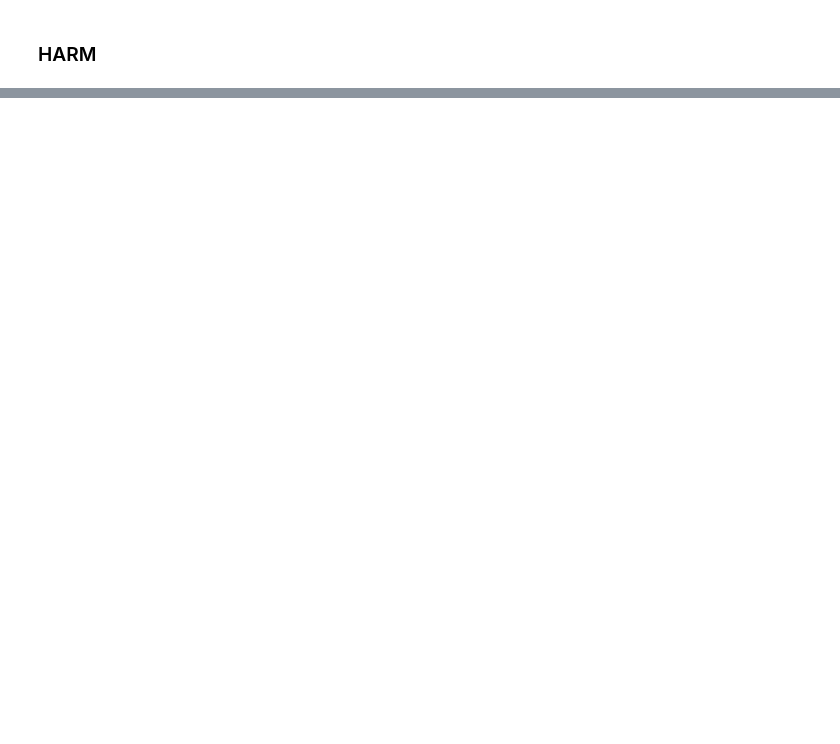
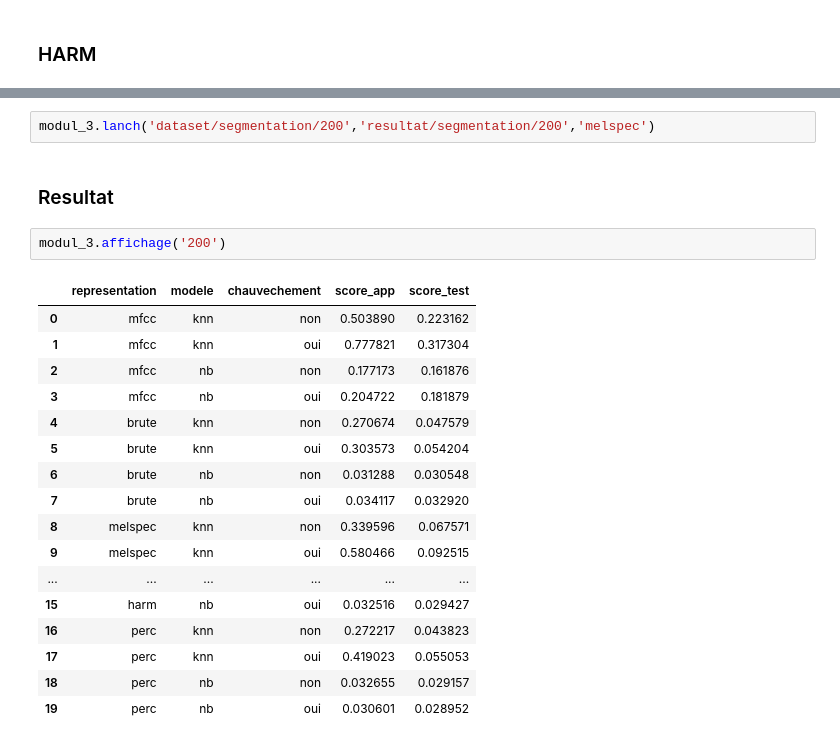
Before and after one commit to 000art000/Speech_Commands, a Jupyter notebook: finale.ipynb, the cells around one changed output, grey strips where cells are left out. Cells and saved outputs as stored; diff of their text form; blank space fills up the shorter version.

Commit message:
3 approche resultat

```diff
--- a/finale.ipynb
+++ b/finale.ipynb
@@ -210,0 +560,24 @@ fit
+# %%
+modul_3.lanch('dataset/segmentation/200','resultat/segmentation/200','melspec')
+# %% [markdown]
+### Resultat
+# %%
+modul_3.affichage('200')
+# %% [output]
+|  | representation | modele | chauvechement | score_app | score_test |
+| 0 | mfcc | knn | non | 0.503890 | 0.223162 |
+| 1 | mfcc | knn | oui | 0.777821 | 0.317304 |
+| 2 | mfcc | nb | non | 0.177173 | 0.161876 |
+| 3 | mfcc | nb | oui | 0.204722 | 0.181879 |
+| 4 | brute | knn | non | 0.270674 | 0.047579 |
+| 5 | brute | knn | oui | 0.303573 | 0.054204 |
+| 6 | brute | nb | non | 0.031288 | 0.030548 |
+| 7 | brute | nb | oui | 0.034117 | 0.032920 |
+| 8 | melspec | knn | non | 0.339596 | 0.067571 |
+| 9 | melspec | knn | oui | 0.580466 | 0.092515 |
+| ... | ... | ... | ... | ... | ... |
+| 15 | harm | nb | oui | 0.032516 | 0.029427 |
+| 16 | perc | knn | non | 0.272217 | 0.043823 |
+| 17 | perc | knn | oui | 0.419023 | 0.055053 |
+| 18 | perc | nb | non | 0.032655 | 0.029157 |
+| 19 | perc | nb | oui | 0.030601 | 0.028952 |
```
Also changed, not shown: parts of 117 cells of this notebook, 2 other files.
